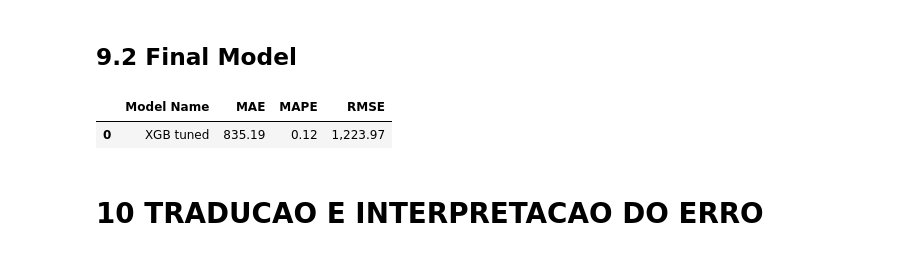
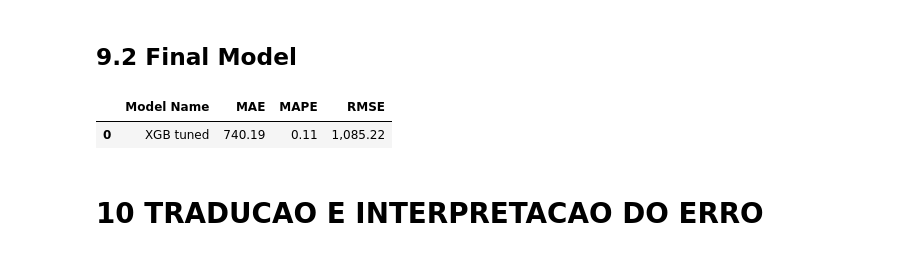
Before and after one commit to rafael-asousa/Sales-Prediction, a Jupyter notebook: notebook/Notebook-Sales-Prediction.ipynb, the cells around one changed output. Saved outputs shown, nothing was run; the diff lists cells and outputs as text; code cells hidden in the pictures.

```diff
--- a/notebook/Notebook-Sales-Prediction.ipynb
+++ b/notebook/Notebook-Sales-Prediction.ipynb
@@ -1097,20 +1059,18 @@ final_param={'n_estimators': 3000,
              'min_child_weight': 3}
 # %% [markdown]
 ## 9.2 Final Model
+# %%
+df_final_model = df7[cols_selected_model]
+X_final_model = df_final_model.drop(columns=['sales', 'date'])
+y_final_model = df_final_model['sales']
 # %%
 xgb_tuned = xgb.XGBRegressor( objective='reg:squarederror',
                                      n_estimators= 3000,
                                      eta= 0.03,
                                      max_depth= 5,
                                      subsample= 0.7,
                                      colsample_bytree= 0.9,
-                                     min_child_weight= 3 ).fit( X_train, y_train )
-
-
-yhat_xgb_tuned = xgb_tuned.predict( x_test )
-
-xgb_result_tuned = ml_error(np.expm1(y_test), np.expm1(yhat_xgb_tuned), 'XGB tuned')
-xgb_result_tuned
+                                     min_child_weight= 3 ).fit( X_final_model, y_final_model )
 # %% [output]
 |  | Model Name | MAE | MAPE | RMSE |
-| 0 | XGB tuned | 835.19 | 0.12 | 1,223.97 |
+| 0 | XGB tuned | 740.19 | 0.11 | 1,085.22 |
```
Also changed, not shown: parts of 9 cells of this notebook.
